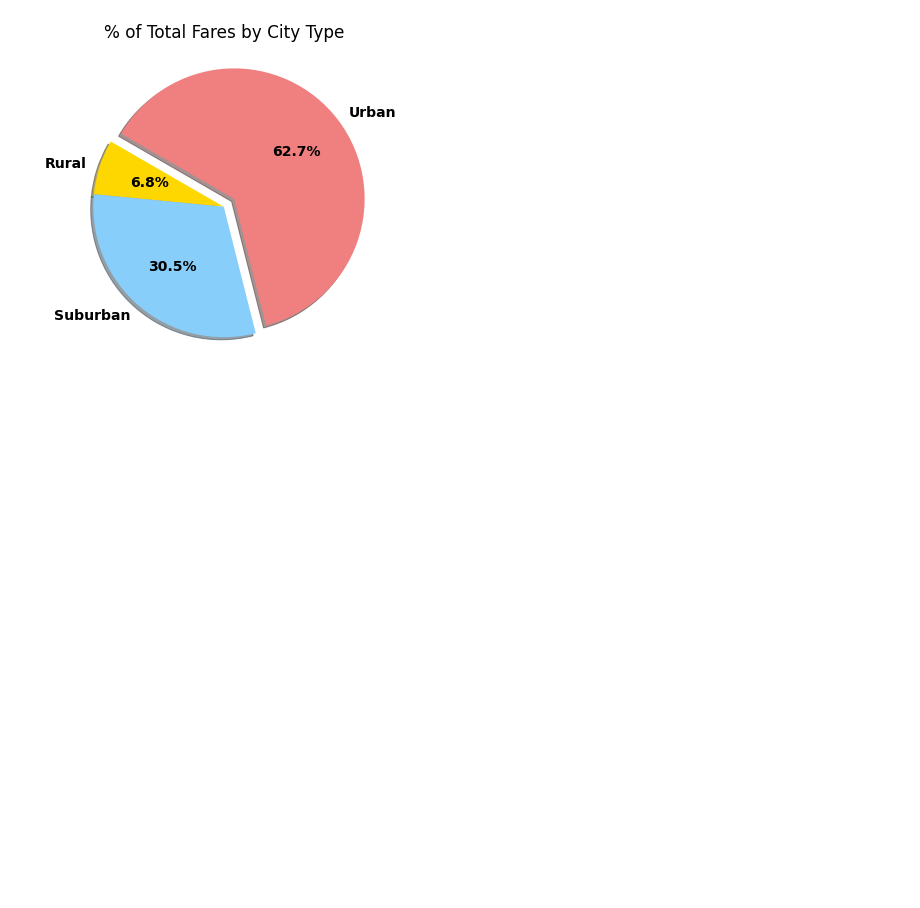
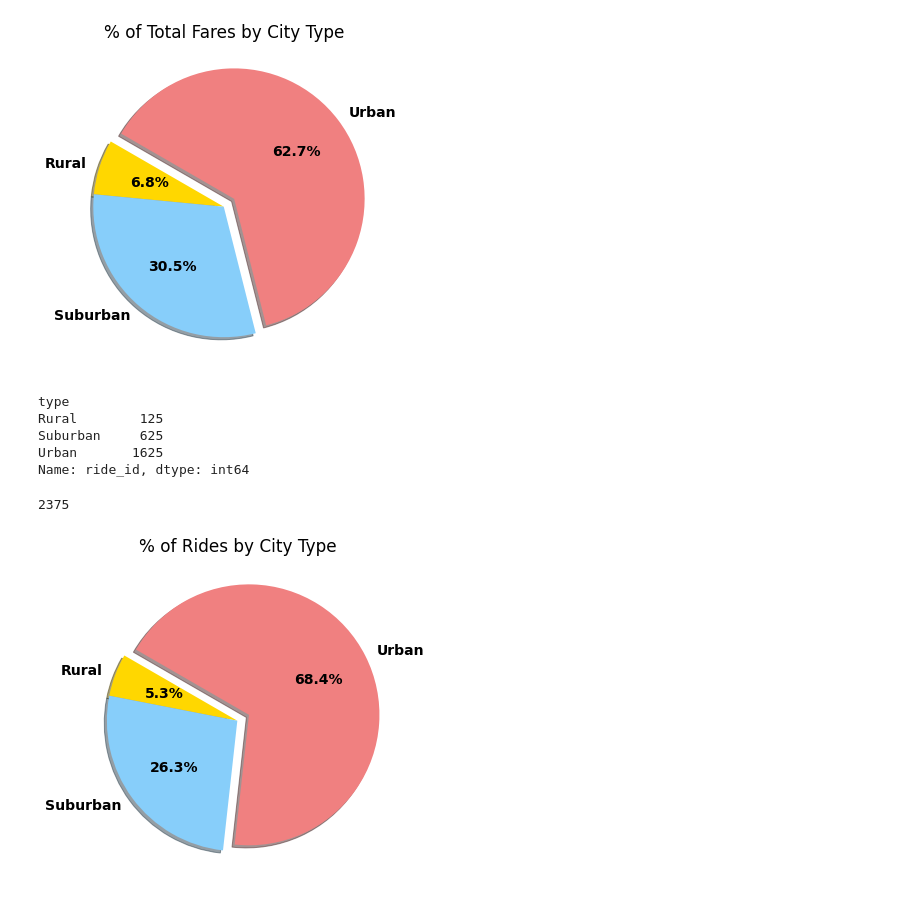
Before and after one commit to ambermiddendorf/PyBer_Analysis, a Jupyter notebook: PyBer.ipynb, the cells around one changed output. Cells and saved outputs as stored; diff of their text form; code cells hidden in the pictures; blank space fills up the shorter version.

Commit message:
Completed pie chart for rides per city type.

```diff
--- a/PyBer.ipynb
+++ b/PyBer.ipynb
@@ -536,3 +536,35 @@ plt.savefig("analysis.fig5.png")
 plt.show()
 # %% [output]
 [figure]
+# %%
+count_rides_by_type = pyber_data_df.groupby(["type"]).count()["ride_id"]
+count_rides_by_type
+# %% [output]
+type
+Rural        125
+Suburban     625
+Urban       1625
+Name: ride_id, dtype: int64
+# %%
+total_rides=pyber_data_df.count()["ride_id"]
+total_rides
+# %% [output]
+2375
+# %%
+plt.subplots(figsize = (10,6))
+plt.pie(count_rides_by_type,
+        labels = ["Rural", "Suburban", "Urban"],
+        colors=["gold", "lightskyblue", "lightcoral"],
+    explode=[0, 0, 0.1],
+    autopct='%1.1f%%',
+    shadow=True, startangle=150)
+plt.title("% of Rides by City Type")
+#adjust fontsize of labels using matplotplib library (imported with dependencies)
+mpl.rcParams['font.size']=14
+mpl.rcParams['font.weight']="bold"
+#Save figure
+plt.savefig("analysis.fig6.png")
+# Show Figure
+plt.show()
+# %% [output]
+[figure, added]
```
Also changed, not shown: 1 other file.
